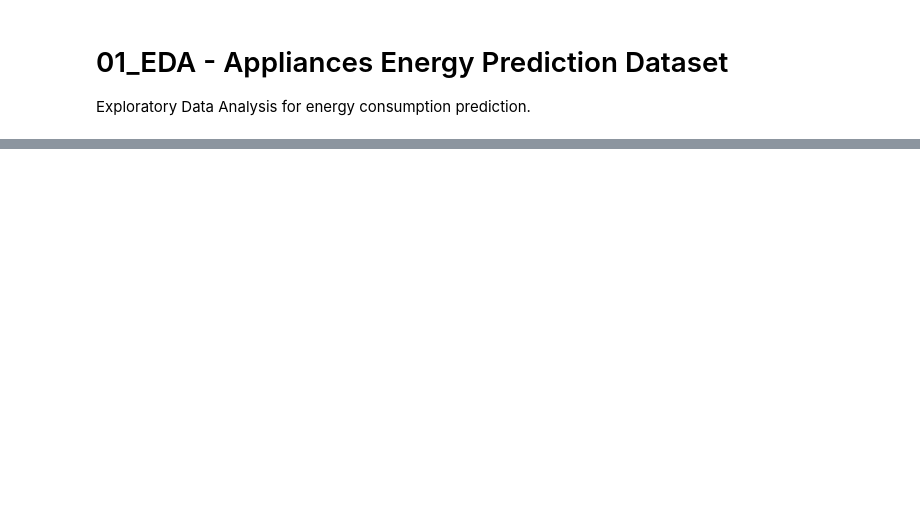
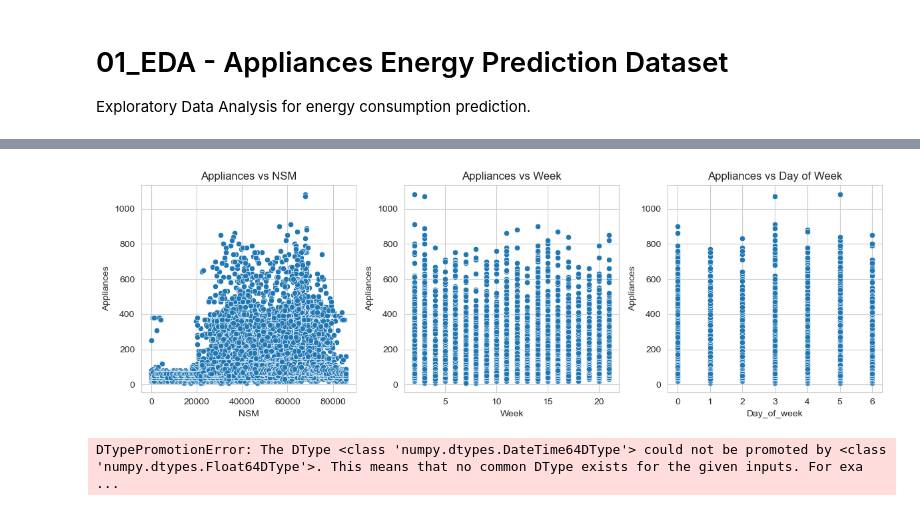
Before and after one commit to ayaattafi/AI-Green-Impact-Analyzer, a Jupyter notebook: notebooks/01_eda.ipynb, the cells around one changed output, grey strips where cells are left out. Saved outputs shown, nothing was run; the diff lists cells and outputs as text; code cells hidden in the pictures; blank space fills up the shorter version.

```diff
--- a/notebooks/01_eda.ipynb
+++ b/notebooks/01_eda.ipynb
@@ -50,14 +123,22 @@ plt.show()
 # %%
-# Time patterns (if date column exists, but dataset has no date; assume NSM or lights for time)
+# Extract time features from date column
+df['date'] = pd.to_datetime(df['date'], format='%Y-%m-%d%H:%M:%S', errors='coerce')
+df['NSM'] = df['date'].dt.hour * 3600 + df['date'].dt.minute * 60
+df['Week'] = df['date'].dt.isocalendar().week.astype(int)
+df['Day_of_week'] = df['date'].dt.dayofweek
+
+# Time patterns
 plt.figure(figsize=(12,4))
 plt.subplot(1,3,1)
 sns.scatterplot(x='NSM', y='Appliances', data=df)
 plt.title('Appliances vs NSM')
 plt.subplot(1,3,2)
 sns.scatterplot(x='Week', y='Appliances', data=df)
 plt.title('Appliances vs Week')
 plt.subplot(1,3,3)
 sns.scatterplot(x='Day_of_week', y='Appliances', data=df)
 plt.title('Appliances vs Day of Week')
 plt.tight_layout()
 plt.show()
+# %% [output]
+[figure, added]
@@ -63,0 +152,7 @@ plt.show()
+# %%
+scaler = StandardScaler()
+
+X_train = scaler.fit_transform(X_train)
+X_test = scaler.transform(X_test)
+# %% [output]
+DTypePromotionError: The DType <class 'numpy.dtypes.DateTime64DType'> could not be promoted by <class 'numpy.dtypes.Float64DType'>. This means that no common DType exists for the given inputs. For exa ...
```
Also changed, not shown: parts of 8 cells of this notebook, 2 other files.
